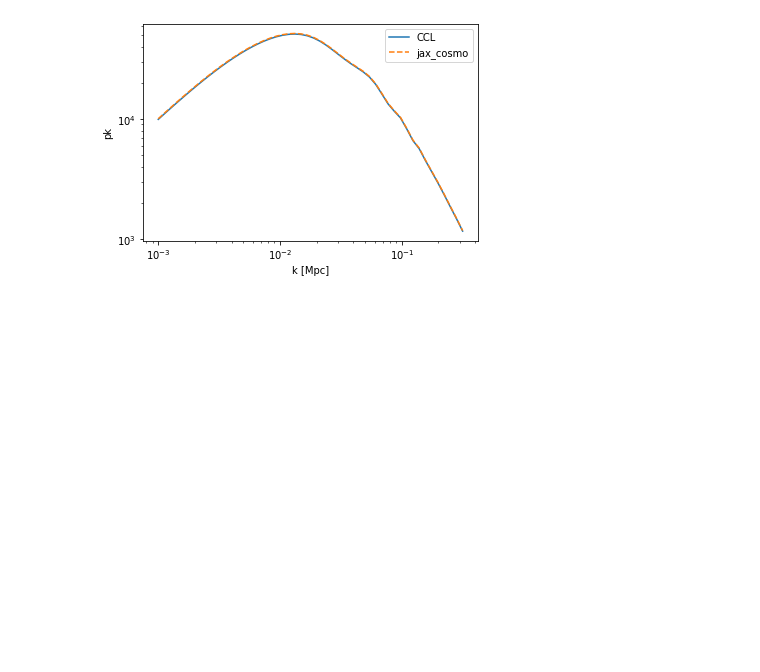
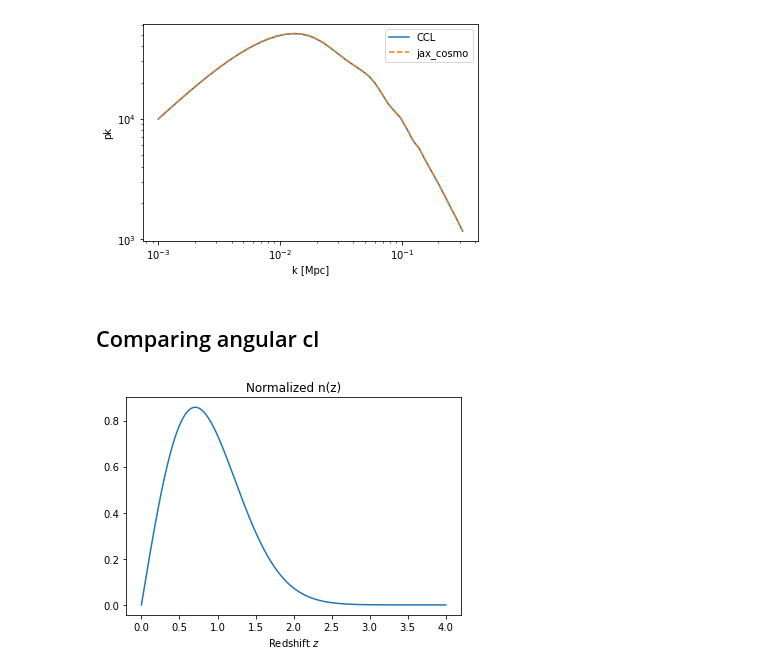
Before and after one commit to DifferentiableUniverseInitiative/jax_cosmo, a Jupyter notebook: notebooks/CCL_comparison.ipynb, the cells around one changed output. Drawn from its saved outputs; the diff is of its cells as text; code cells hidden in the pictures; blank space fills up the shorter version.

Commit message:
Adds angular cls to comparison

```diff
--- a/notebooks/CCL_comparison.ipynb
+++ b/notebooks/CCL_comparison.ipynb
@@ -90,3 +90,18 @@ ylabel('pk')
 # %% [output]
 Text(0, 0.5, 'pk')
 [figure]
+# %% [markdown]
+## Comparing angular cl
+# %%
+from jax_cosmo.redshift import smail_nz
+
+# Let's define a redshift distribution
+# with a Smail distribution with a=1, b=2, z0=1
+nz = smail_nz(1.,2., 1.)
+# %%
+z = linspace(0,4,1024)
+plot(z, nz(z))
+xlabel(r'Redshift $z$');
+title('Normalized n(z)');
+# %% [output]
+[figure, added]
```
Also changed, not shown: parts of 6 cells of this notebook.
